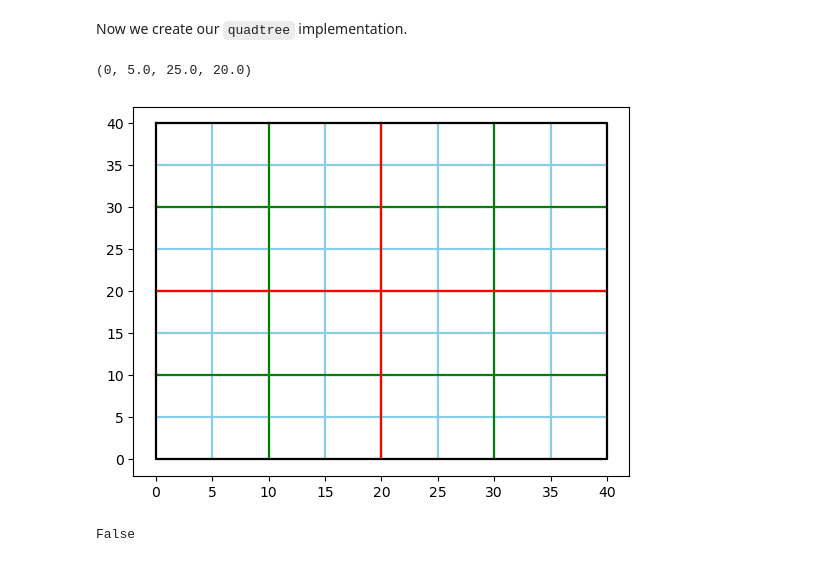
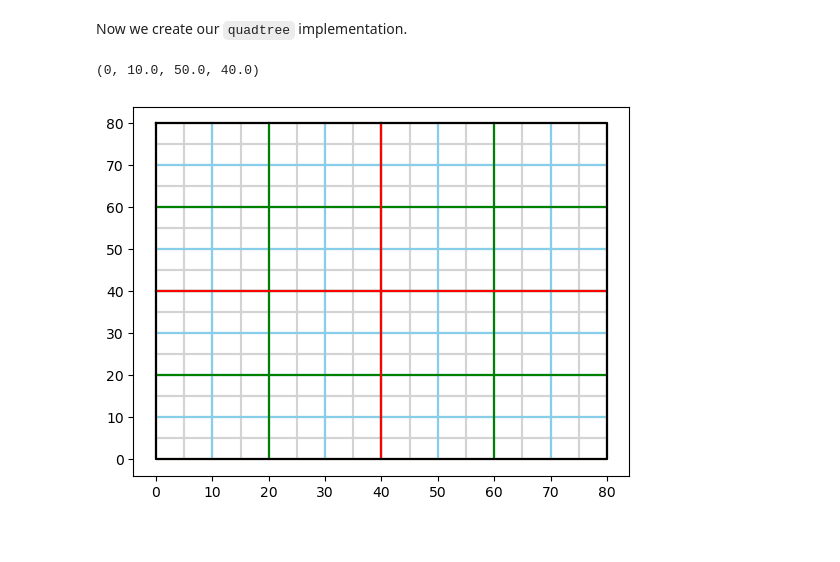
Before and after one commit to suryashch/3d_modelling, a Jupyter notebook: research/optimizing-the-scene/notebooks/octree-querying.ipynb, the cells around one changed output. Drawn from its saved outputs; the diff is of its cells as text; code cells hidden in the pictures.

Commit message:
working quadtree function and plot

```diff
--- a/research/optimizing-the-scene/notebooks/octree-querying.ipynb
+++ b/research/optimizing-the-scene/notebooks/octree-querying.ipynb
@@ -58,12 +59,12 @@ def make_quadtree(x_l, x_r, y_t, y_b, depth=3):
 
     return quad_tree
 # %%
-qt = make_quadtree(0,40,40,0, depth=4)
+qt = make_quadtree(0,80,80,0, depth=5)
 print(qt[2][0][0]['bounds'])
 # %% [output]
-(0, 5.0, 25.0, 20.0)
+(0, 10.0, 50.0, 40.0)
 # %%
-def draw_rect(coords, plt, color):
+def draw_rect(coords, ax, color, **kwargs):
     """
     Docstring for draw_rect
 
@@ -74,25 +75,33 @@ def draw_rect(coords, plt, color):
     X = np.array([x_l, x_l, x_r, x_r, x_l])
     Y = np.array([y_t, y_b, y_b, y_t, y_t])
 
-    plt.plot(X,Y, color=color)
+    ax.plot(X,Y, color=color, **kwargs)
 # %%
+fig, ax = plt.subplots()
+
 for i in range(4):
     for j in range(4):
         for k in range(4):
-            draw_rect(qt[i][j][k]['bounds'], plt, 'skyblue')
+            for l in range(4):
+                draw_rect(qt[i][j][k][l]['bounds'], ax, 'lightgrey')
 
 for i in range(4):
     for j in range(4):
-        draw_rect(qt[i][j]['bounds'], plt, 'green')
+        for k in range(4):
+            draw_rect(qt[i][j][k]['bounds'], ax, 'skyblue')
 
 for i in range(4):
-    draw_rect(qt[i]['bounds'], plt, 'red')
+    for j in range(4):
+        draw_rect(qt[i][j]['bounds'], ax, 'green')
 
-draw_rect(qt['bounds'], plt, 'black')
+for i in range(4):
+    draw_rect(qt[i]['bounds'], ax, 'red')
+
+draw_rect(qt['bounds'], ax, 'black')
 
 plt.show()
 # %% [output]
-[figure, old version]
+[figure, new version]
 # %%
 def is_intersecting(pos: tuple, coords: tuple, threshold=5):
     """
@@ -123,9 +132,3 @@ def is_intersecting(pos: tuple, coords: tuple, threshold=5):
         return True
     else:
         return False
-# %%
-camera_pos = (5,5)
-
-is_intersecting(camera_pos, qt[0][1][1]['bounds'])
-# %% [output]
-False
```
Also changed, not shown: parts of 5 cells of this notebook.
